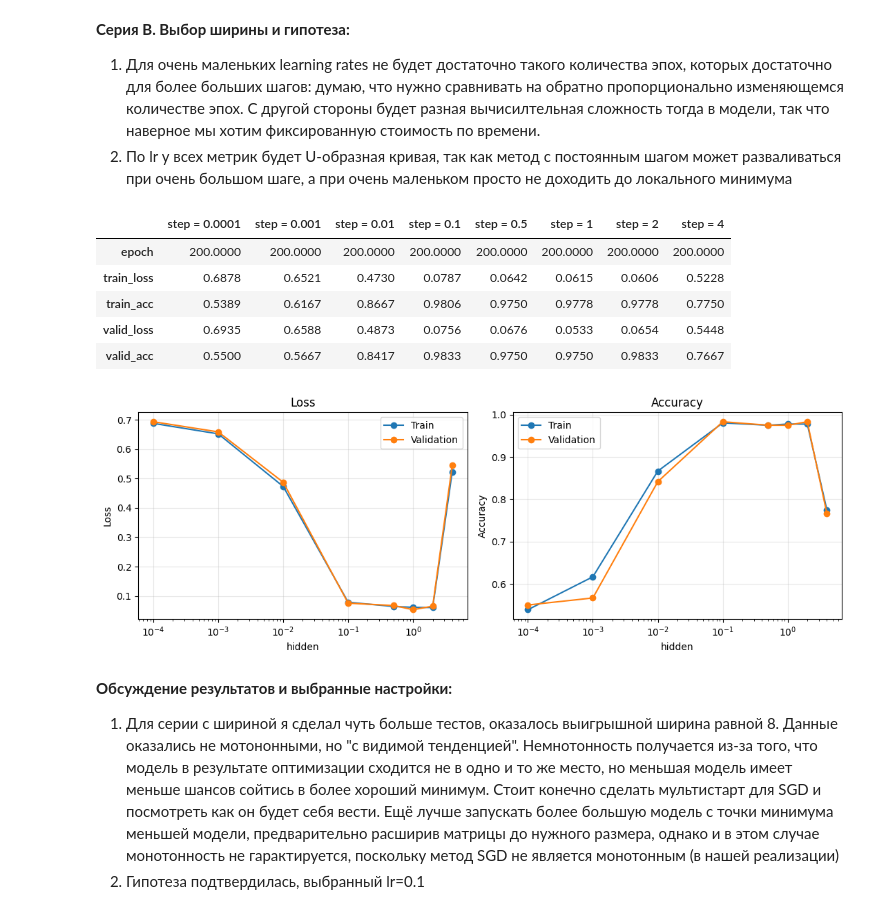
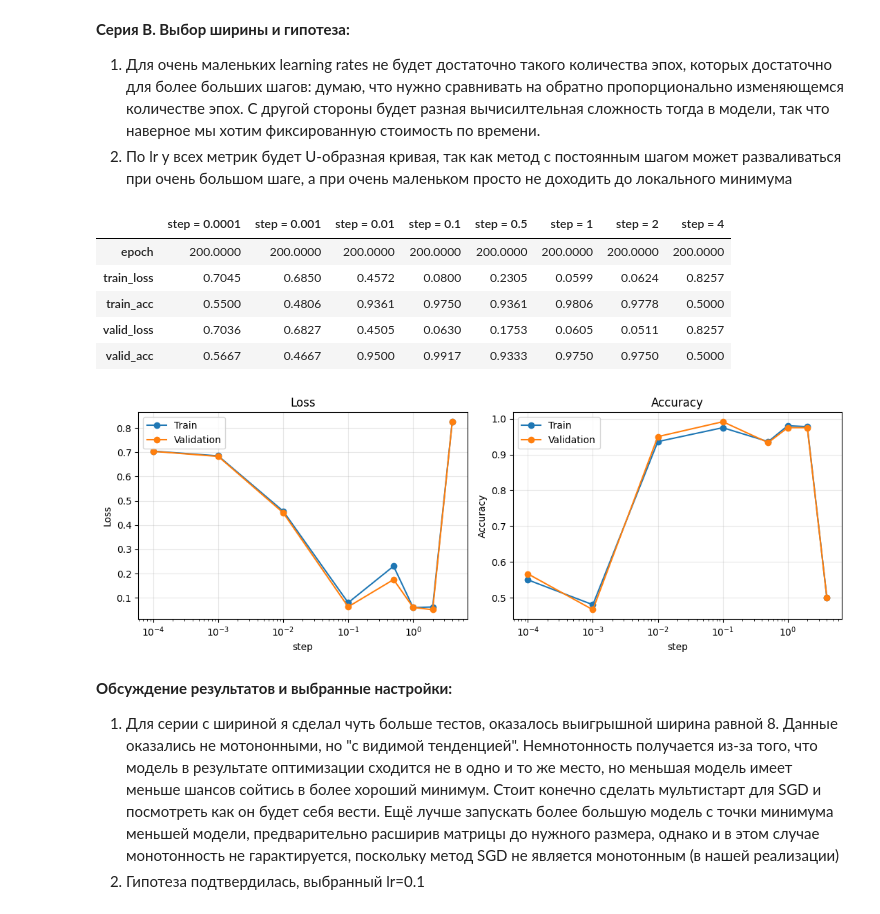
Before and after one commit to Abrackadabrr/machine_learning_practice, a Jupyter notebook: hometask/autumn_semester/task_2/hw2_neural_networks_student.ipynb, the cells around one changed output. Cells and saved outputs as stored; diff of their text form; code cells hidden in the pictures.

```diff
--- a/hometask/autumn_semester/task_2/hw2_neural_networks_student.ipynb
+++ b/hometask/autumn_semester/task_2/hw2_neural_networks_student.ipynb
@@ -1279,7 +1304,7 @@ plt.show()
 # %% [output]
 [figure]
 # %%
-selected_width = 8
+selected_width = 9
 # %% [markdown]
 **Серия B. Выбор ширины и гипотеза:**
 
@@ -1309,31 +1334,31 @@ display(results_for_step_test)
 # %% [output]
 |  | step = 0.0001 | step = 0.001 | step = 0.01 | step = 0.1 | step = 0.5 | step = 1 | step = 2 | step = 4 |
 | epoch | 200.0000 | 200.0000 | 200.0000 | 200.0000 | 200.0000 | 200.0000 | 200.0000 | 200.0000 |
-| train_loss | 0.6878 | 0.6521 | 0.4730 | 0.0787 | 0.0642 | 0.0615 | 0.0606 | 0.5228 |
-| train_acc | 0.5389 | 0.6167 | 0.8667 | 0.9806 | 0.9750 | 0.9778 | 0.9778 | 0.7750 |
-| valid_loss | 0.6935 | 0.6588 | 0.4873 | 0.0756 | 0.0676 | 0.0533 | 0.0654 | 0.5448 |
-| valid_acc | 0.5500 | 0.5667 | 0.8417 | 0.9833 | 0.9750 | 0.9750 | 0.9833 | 0.7667 |
+| train_loss | 0.7045 | 0.6850 | 0.4572 | 0.0800 | 0.2305 | 0.0599 | 0.0624 | 0.8257 |
+| train_acc | 0.5500 | 0.4806 | 0.9361 | 0.9750 | 0.9361 | 0.9806 | 0.9778 | 0.5000 |
+| valid_loss | 0.7036 | 0.6827 | 0.4505 | 0.0630 | 0.1753 | 0.0605 | 0.0511 | 0.8257 |
+| valid_acc | 0.5667 | 0.4667 | 0.9500 | 0.9917 | 0.9333 | 0.9750 | 0.9750 | 0.5000 |
 # %%
 steps = [float(col.split("=")[1].strip()) for col in results_for_step_test.columns]
 
 fig, axes = plt.subplots(1, 2, figsize=(11, 4), sharex=True)
 
 for ax, metric, title in zip(
     axes, ["loss", "acc"], ["Loss", "Accuracy"]
 ):
     ax.plot(steps, results_for_step_test.loc[f"train_{metric}"], "o-", label="Train")
     ax.plot(steps, results_for_step_test.loc[f"valid_{metric}"], "o-", label="Validation")
 
-    ax.set(title=title, xlabel="hidden", ylabel=title)
+    ax.set(title=title, xlabel="step", ylabel=title)
     ax.set_xticks(steps)
     ax.grid(alpha=0.3)
     ax.legend()
     ax.set_xscale('log')
 
 fig.tight_layout()
 plt.show()
 # %% [output]
-[figure, old version]
+[figure, new version]
 # %%
 selected_lr = 0.1
 # %% [markdown]
```
Also changed, not shown: parts of 11 cells of this notebook.
